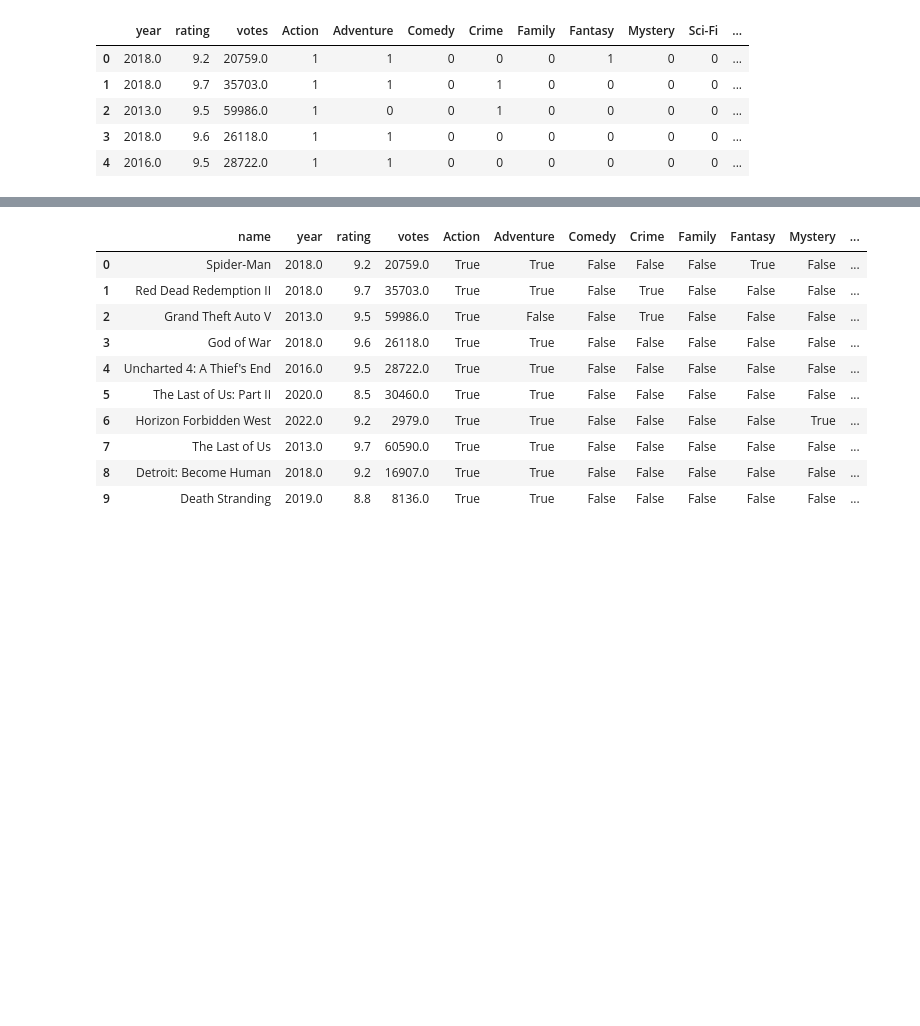
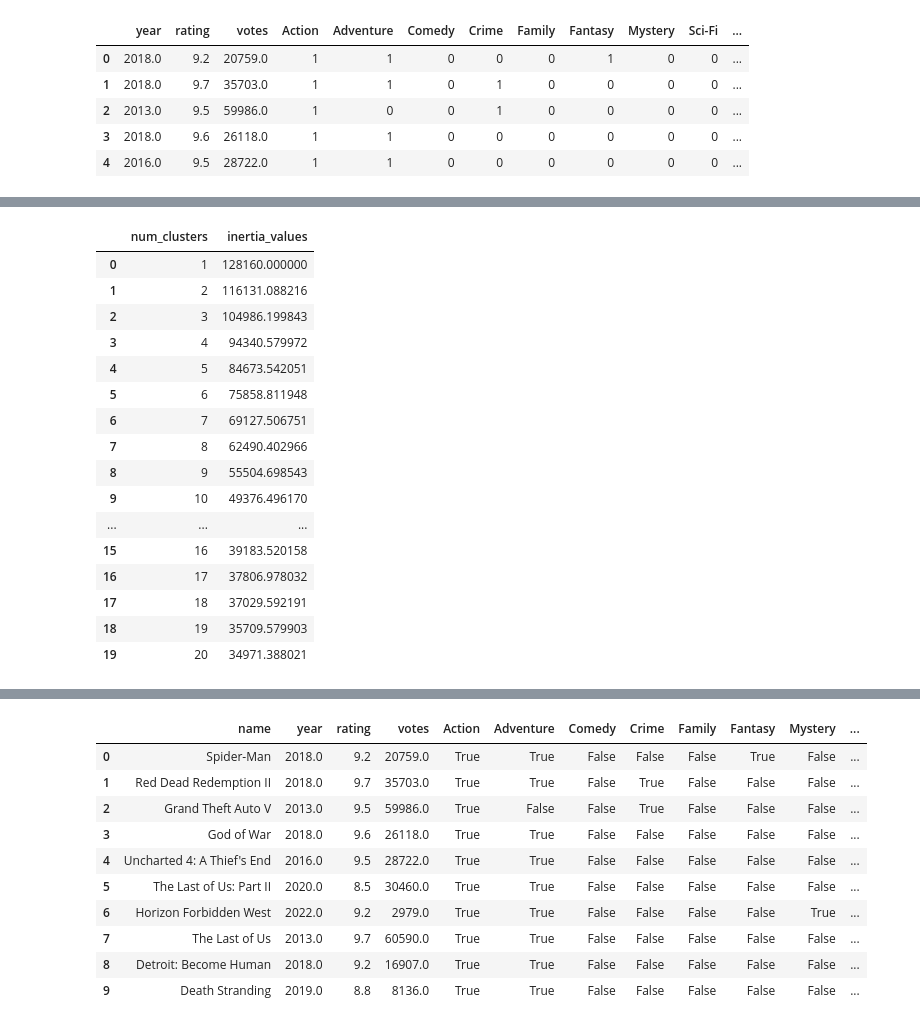
Before and after one commit to jrfloza12/Project4, a Jupyter notebook: Cluster_Kmeans.ipynb, the cells around one changed output, grey strips where cells are left out. Saved outputs shown, nothing was run; the diff lists cells and outputs as text; code cells hidden in the pictures; blank space fills up the shorter version.

```diff
--- a/Cluster_Kmeans.ipynb
+++ b/Cluster_Kmeans.ipynb
@@ -100,6 +100,31 @@ for num in num_clusters:
     kmeans_model = KMeans(n_clusters=num, random_state=1)
     kmeans_model.fit(features_scaled)
     inertia_values.append(kmeans_model.inertia_)
+# %%
+# Define a DataFrame to hold the values for number of clusters and the corresponding inertia
+elbow_data = {"num_clusters": num_clusters, "inertia_values": inertia_values}
+df_elbow = pd.DataFrame(elbow_data)
+
+# Review the DataFrame
+df_elbow.head(20)
+# %% [output]
+|  | num_clusters | inertia_values |
+| 0 | 1 | 128160.000000 |
+| 1 | 2 | 116131.088216 |
+| 2 | 3 | 104986.199843 |
+| 3 | 4 | 94340.579972 |
+| 4 | 5 | 84673.542051 |
+| 5 | 6 | 75858.811948 |
+| 6 | 7 | 69127.506751 |
+| 7 | 8 | 62490.402966 |
+| 8 | 9 | 55504.698543 |
+| 9 | 10 | 49376.496170 |
+| ... | ... | ... |
+| 15 | 16 | 39183.520158 |
+| 16 | 17 | 37806.978032 |
+| 17 | 18 | 37029.592191 |
+| 18 | 19 | 35709.579903 |
+| 19 | 20 | 34971.388021 |
 # %%
 plt.plot(df_elbow['num_clusters'], df_elbow['inertia_values'], 'bo-')
 plt.xlabel('Number of Clusters')
```
Also changed, not shown: parts of 27 cells of this notebook, 6 other files.
